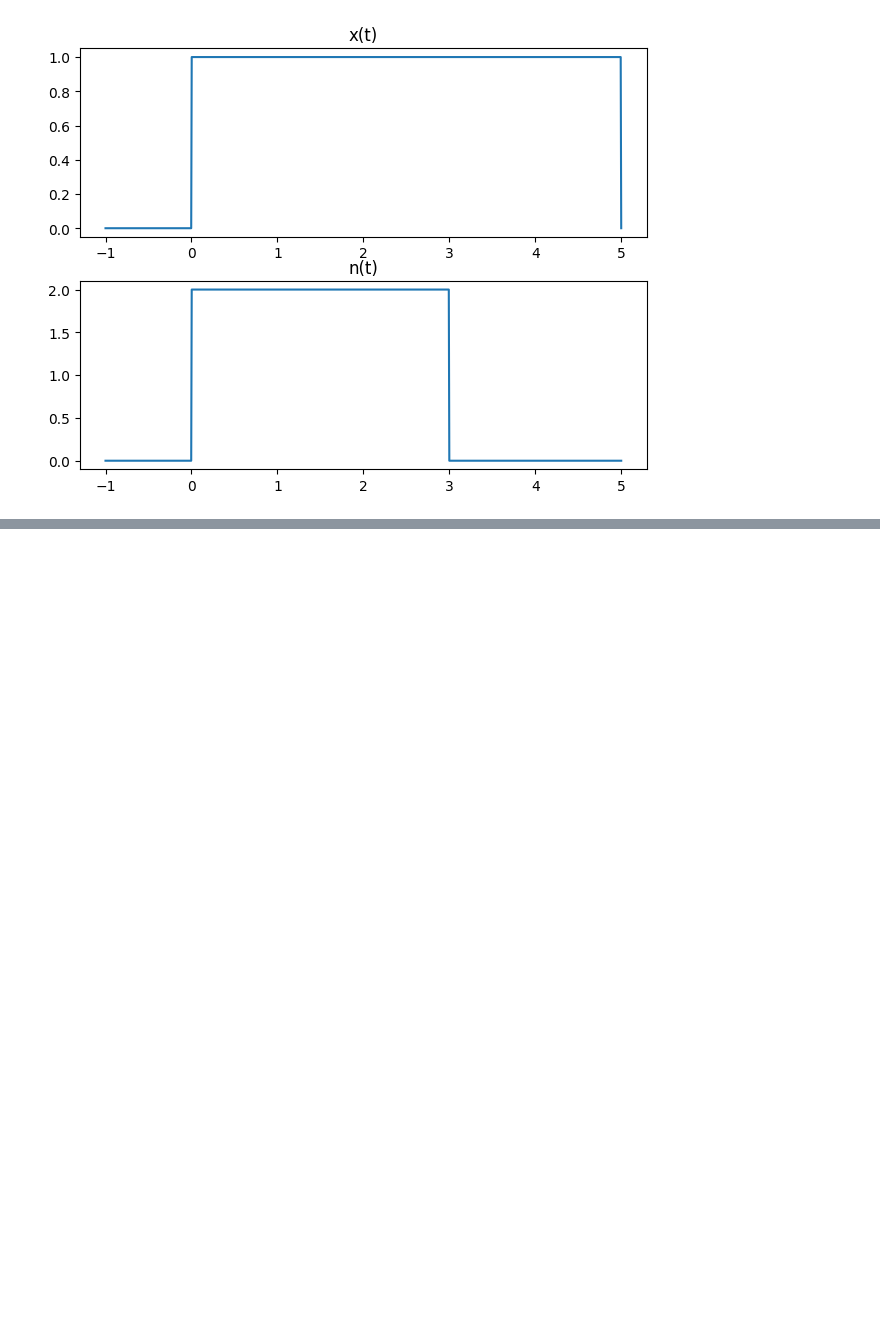
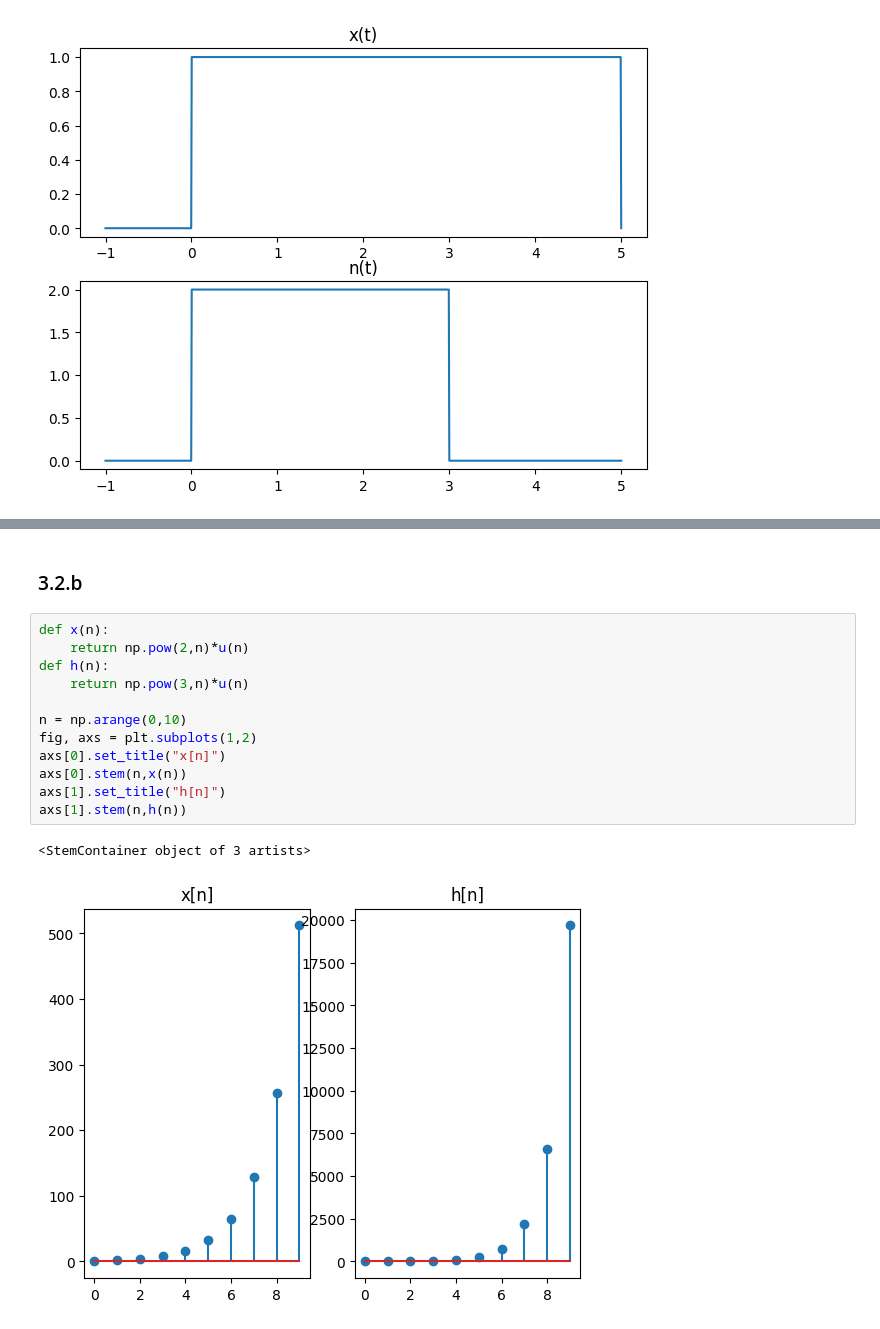
Before and after one commit to FacundoLG/tpl2-ASyS, a Jupyter notebook: ASYS_TPL2_G4_EJ3.ipynb, the cells around one changed output, grey strips where cells are left out. Drawn from its saved outputs; the diff is of its cells as text; blank space fills up the shorter version.

```diff
--- a/ASYS_TPL2_G4_EJ3.ipynb
+++ b/ASYS_TPL2_G4_EJ3.ipynb
@@ -127,0 +155,17 @@ plt.plot(c_t,conv)
+# %% [markdown]
+### 3.2.b
+# %%
+def x(n):
+    return np.pow(2,n)*u(n)
+def h(n):
+    return np.pow(3,n)*u(n)
+
+n = np.arange(0,10)
+fig, axs = plt.subplots(1,2)
+axs[0].set_title("x[n]")
+axs[0].stem(n,x(n))
+axs[1].set_title("h[n]")
+axs[1].stem(n,h(n))
+# %% [output]
+<StemContainer object of 3 artists>
+[figure, added]
```
Also changed, not shown: parts of 6 cells of this notebook.
